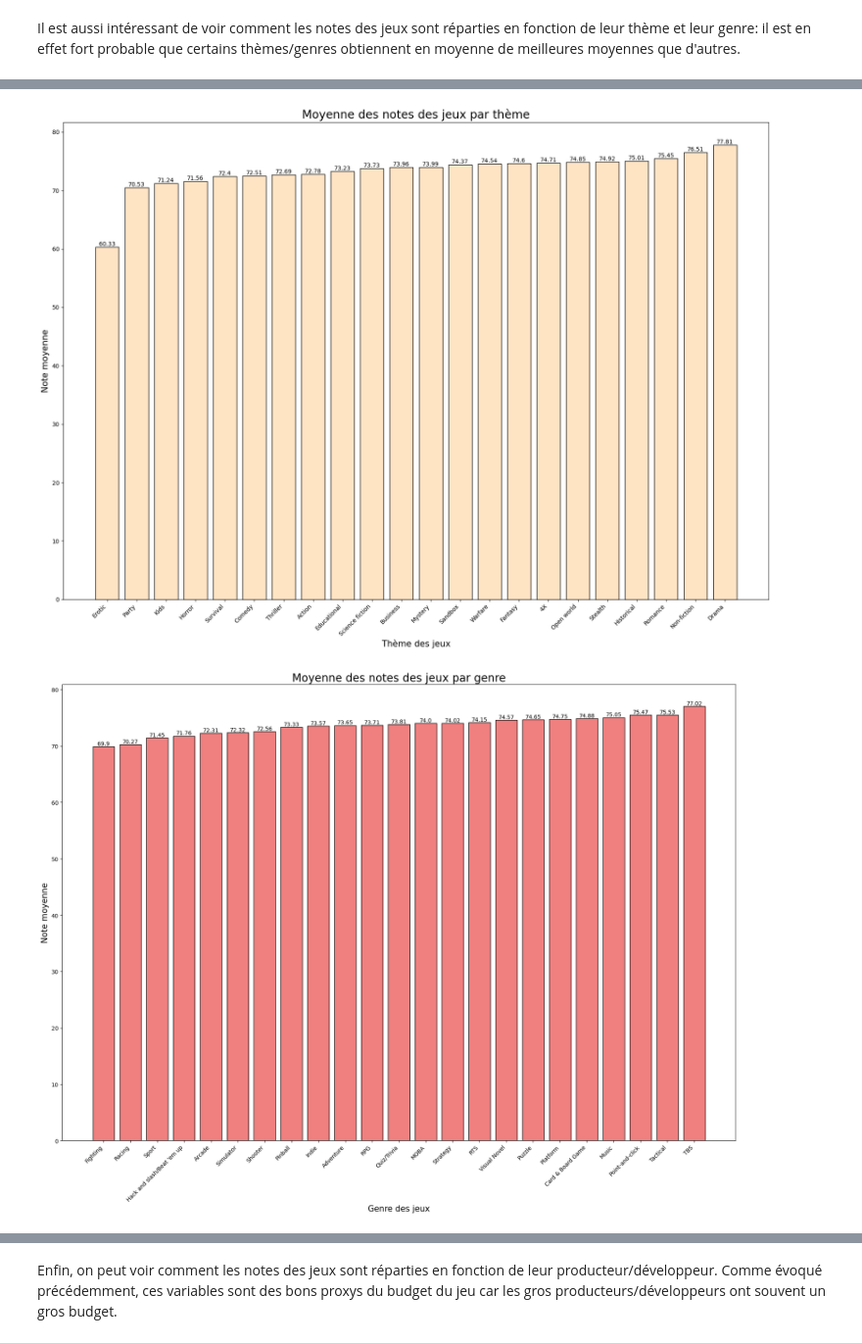
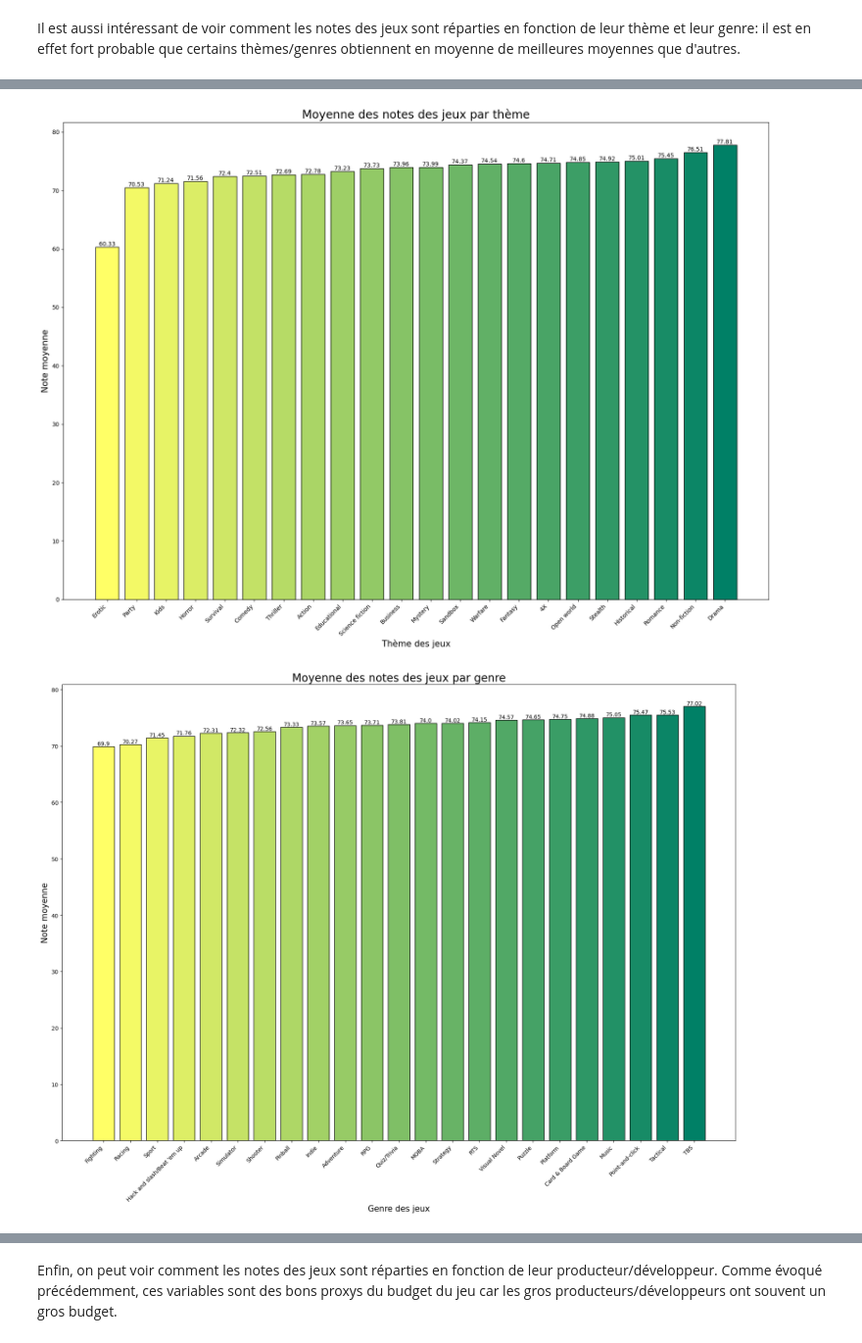
Before and after one commit to PyTomSss/PythonProjects, a Jupyter notebook: Project_Notebook.ipynb, the cells around one changed output, grey strips where cells are left out. Shown at 98% size. Cells and saved outputs as stored; diff of their text form; code cells hidden in the pictures.

Commit message:
themes visu carré

```diff
--- a/Project_Notebook.ipynb
+++ b/Project_Notebook.ipynb
@@ -822,6 +822,6 @@ dev_frequents = ['Square Enix','Capcom','Milestone','Nippon Ichi Software','Spik
 
 for i in dev_frequents:
     DF[i]=DF['Developer'].str.contains(str(i), case=False).astype(bool)
-    DF['Autres développeurs']=~DF['Developer'].str.contains(str(i), case=False).astype(bool)
 
-print(sum(DF['Autres développeurs']==False))
+
+DF['Autre développeur'] = ~DF['Developer'].str.contains('|'.join(dev_frequents), case=False).astype(bool)
@@ -880,6 +879,8 @@ prod_frequents=['Nintendo','Square Enix','Bandai Namco Entertainment', 'Sony Int
 
 for i in prod_frequents:
     DF[i + ' producteur']=DF['Publisher'].str.contains(str(i), case=False).astype(bool)
+
+DF['Autre producteur'] = ~DF['Publisher'].str.contains('|'.join(prod_frequents), case=False).astype(bool)
 # %% [markdown]
 On va aussi créer des booléens pour les game engine (les logiciels utilisés pour développer le jeu) utilisés les plus fréquemment, car on peut aussi supposer que ça peut influencer sur la qualité et la note du jeu.
 # %%
@@ -1291,9 +1340,10 @@ themes_liste = [(str(i), DF[DF[i] == 1]['Note'].mean()) for i in list(theme_dict
 themes_liste=pd.DataFrame(themes_liste)
 themes_liste = themes_liste.sort_values(by=1)
 
+colors = plt.cm.summer_r(np.linspace(0, 1, len(themes_liste)))
 
 plt.figure(figsize=(22,15))
-bars= plt.bar(themes_liste[0], themes_liste[1], color = 'bisque',edgecolor='black')
+bars= plt.bar(themes_liste[0], themes_liste[1], color = colors,edgecolor='black')
 
 for bar in bars:
     yval = bar.get_height()
@@ -1301,36 +1351,37 @@ for bar in bars:
 
 
 plt.xticks(rotation=45, ha='right')
 plt.ylabel('Note moyenne',fontsize= 15)
 plt.xlabel('Thème des jeux',fontsize = 15)
 plt.title('Moyenne des notes des jeux par thème',fontsize=20)
 plt.show()
 
 
 #pour les genres
 
 genre = [(str(i), DF[DF[i] == 1]['Note'].mean()) for i in list(genre_dictionnary.values())]
 
 genre=pd.DataFrame(genre)
 genre = genre.sort_values(by=1)
 
+colors = plt.cm.summer_r(np.linspace(0, 1, len(genre)))
 
 plt.figure(figsize=(22,15))
-bars= plt.bar(genre[0], genre[1], color = 'lightcoral',edgecolor='black')
+bars= plt.bar(genre[0], genre[1], color = colors,edgecolor='black')
 
 for bar in bars:
     yval = bar.get_height()
     plt.text(bar.get_x() + bar.get_width()/2, yval, round(yval, 2), ha='center', va='bottom')
 
 
 plt.xticks(rotation=45, ha='right')
 plt.ylabel('Note moyenne',fontsize= 15)
 plt.xlabel('Genre des jeux',fontsize = 15)
 plt.title('Moyenne des notes des jeux par genre',fontsize=20)
 plt.show()
 # %% [output]
-[figure, old version]
+[figure, new version]
-[figure, old version]
+[figure, new version]
 # %% [markdown]
 On voit en effet que les jeux ont en moyenne des notes différents en fonction de leur thèmes/genre.
 
```
Also changed, not shown: parts of 11 cells of this notebook.
